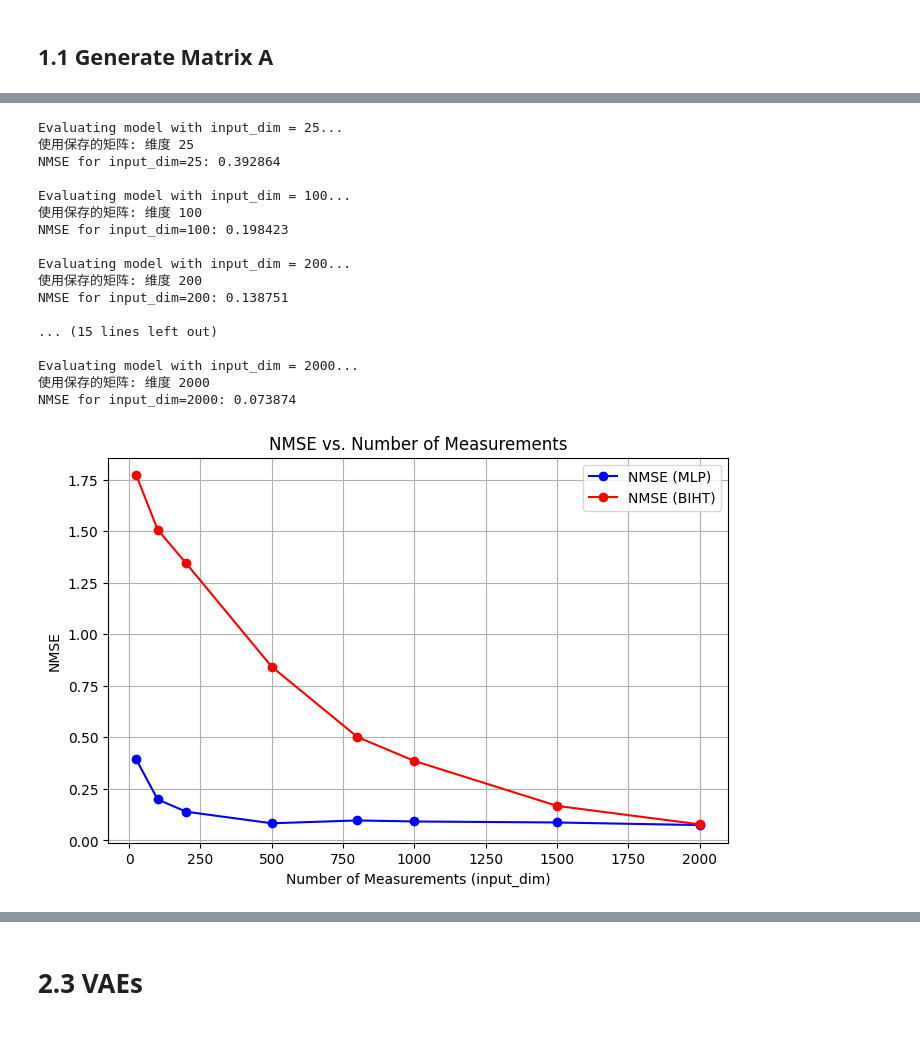
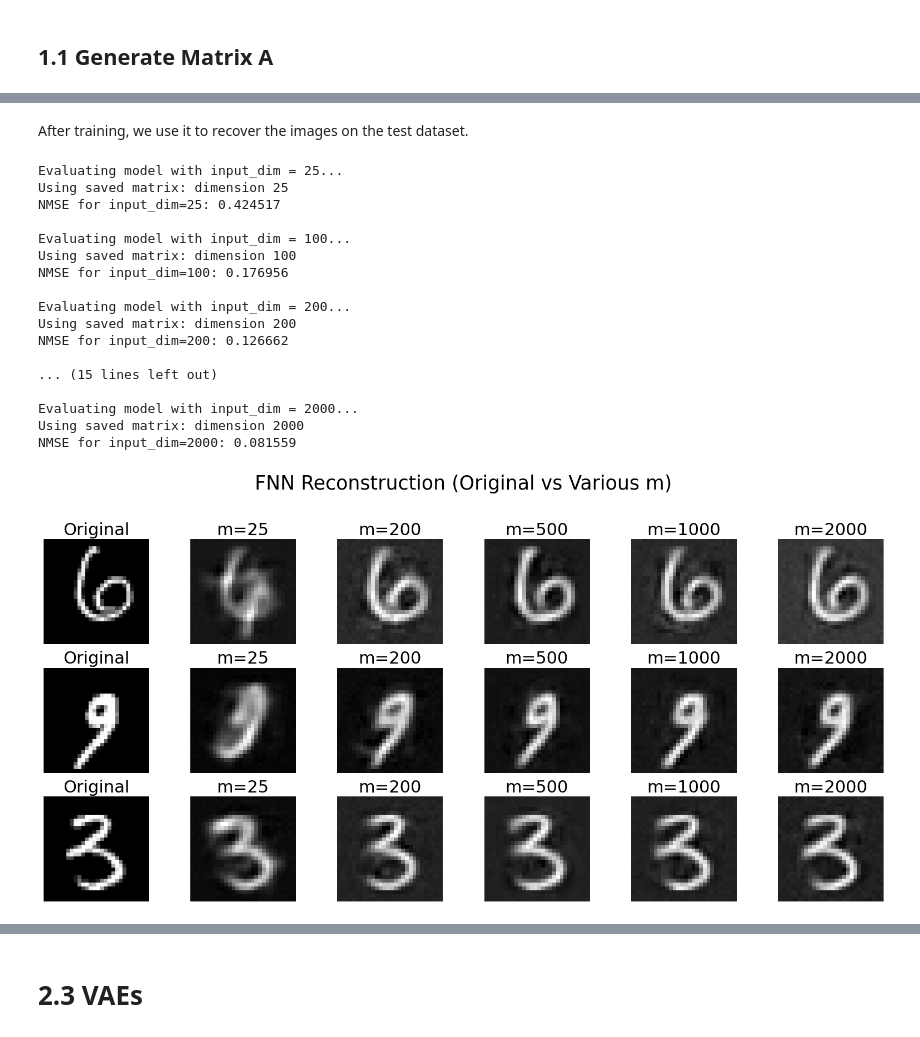
Before and after one commit to ZHY-79/EE4740-Image-Compression-Project, a Jupyter notebook: main.ipynb, the cells around one changed output, grey strips where cells are left out. Drawn from its saved outputs; the diff is of its cells as text; code cells hidden in the pictures.

```diff
--- a/main.ipynb
+++ b/main.ipynb
@@ -6,7 +9,6 @@ import numpy as np
 import matplotlib.pyplot as plt
 import numpy as np
 from ProcessData import *
-import cvxpy as cp
 from Calculation import *
 from BIHT import *
 from Visualization import *
@@ -17,6 +19,14 @@ from torch.utils.data import DataLoader, TensorDataset
 import torchvision.transforms as transforms
 import torchvision.datasets as datasets
 import torch.nn.functional as F
-import ecos
 import random
 import pickle
+
+def set_seed(seed=42):
+    random.seed(seed)
+    np.random.seed(seed)
+    torch.manual_seed(seed)
+    torch.cuda.manual_seed(seed)
+    torch.cuda.manual_seed_all(seed)
+    torch.backends.cudnn.deterministic = True
+    torch.backends.cudnn.benchmark = False
@@ -679,7 +638,10 @@ Model saved at mlp_models/enhanced_onebit_cs_mlp_2000.pth
+# %% [markdown]
+After training, we use it to recover the images on the test dataset.
 # %%
+set_seed(42)
 nmse_values_mlp = []
 
-# 加载保存的A矩阵
+# Load the saved A matrices
 with open('A_dict.pkl', 'rb') as f:
     A_dict = pickle.load(f)
 
@@ -687,61 +649,49 @@ for input_dim in measurements:
     m_str = str(input_dim)
     print(f"Evaluating model with input_dim = {input_dim}...")
 
-    # 使用已保存的矩阵
+    # Use the pre-saved matrix if available
     if m_str in A_dict:
         A = A_dict[m_str]
-        print(f"使用保存的矩阵: 维度 {input_dim}")
+        print(f"Using saved matrix: dimension {input_dim}")
     else:
-        print(f"矩阵维度 {input_dim} 不在已保存的数据中，跳过此维度")
+        print(f"Matrix with dimension {input_dim} not found, skipping...")
         continue
 
-    # 生成测量数据
+    # Generate measurement data
     y_train = generate_measurements(X_train, A)
     y_test = generate_measurements(X_test, A)
 
-    # 创建数据加载器
+    # Create data loaders
     train_loader = create_data_loaders(y_train, X_train, batch_size=100)
     test_loader = create_data_loaders(y_test, X_test, batch_size=100)
 
-    # 初始化模型
+    # Initialize model
     model = EnhancedOnebitCSMLP(input_dim=input_dim, output_dim=784, dropout_rate=0.2)
 
-    # 加载训练好的模型
+    # Load the trained model
     model_path = f"mlp_models/enhanced_onebit_cs_mlp_{input_dim}.pth"
     model.load_state_dict(torch.load(model_path, map_location=device))
     model.to(device)
-    model.eval()  # 进入评估模式
+    model.eval()  # Switch to evaluation mode
 
-    # 获取测试数据的前100个样本
+    # Get the first 100 test samples
     test_iter = iter(test_loader)
     inputs, targets = next(test_iter)
-    inputs, targets = inputs[:100].to(device), targets[:100].to(device)  # 仅取前 100 个样本
+    inputs, targets = inputs[:100].to(device), targets[:100].to(device)
 
-    # 前向传播
+    # Forward pass
     with torch.no_grad():
         outputs = model(inputs)
 
-    # 使用compute_metrics计算MSE和NMSE
+    # Compute MSE and NMSE
     targets_np = targets.cpu().numpy()
     outputs_np = outputs.cpu().numpy()
 
-    # 假设compute_metrics返回(mse, nmse)元组
+    # Assume compute_metrics returns a tuple (mse, nmse)
     mse, nmse = compute_metrics(targets_np, outputs_np)
     nmse_values_mlp.append(nmse)
 
     print(f"NMSE for input_dim={input_dim}: {nmse:.6f}\n")
-
-# 绘制 NMSE 随着 measurements 的变化
-
-plt.figure(figsize=(8, 5))
-plt.plot(measurements, nmse_values_mlp, marker='o', linestyle='-', color='b', label="NMSE (MLP)")
-plt.plot(measurements, mean_nmse_biht, marker='o', linestyle='-', color='r', label="NMSE (BIHT)")
-plt.xlabel("Number of Measurements (input_dim)")
-plt.ylabel("NMSE")
-plt.title("NMSE vs. Number of Measurements")
-plt.grid(True)
-plt.legend()
-plt.show()
 
 
 # -------- Compare -----------
@@ -749,11 +699,11 @@ plt.show()
 measurements_fnn_show = [25, 200, 500, 1000, 2000]
 sample_indices = [100, 1000, 5000]
 
-# 加载 A 矩阵
+# Load A matrices
 with open('A_dict.pkl', 'rb') as f:
     A_dict = pickle.load(f)
 
-# 存储重建结果
+# Store reconstruction results
 all_outputs = []
 all_targets = []
 
@@ -782,40 +732,41 @@ for sample_idx in sample_indices:
             target_image = x.reshape(28, 28)
 
     all_outputs.append(recon_images)
     all_targets.append(target_image)
 
+# Visualization
 fig, axes = plt.subplots(len(sample_indices), len(measurements_fnn_show) + 1, figsize=(16, 8))
 
 for row in range(len(sample_indices)):
-    # 原图
+    # Original image
     axes[row, 0].imshow(all_targets[row], cmap='gray')
     axes[row, 0].set_title("Original", fontsize=22)
     axes[row, 0].axis('off')
 
     for col in range(len(measurements_fnn_show)):
         axes[row, col + 1].imshow(all_outputs[row][col], cmap='gray')
         axes[row, col + 1].set_title(f"m={measurements_fnn_show[col]}", fontsize=22)
         axes[row, col + 1].axis('off')
 
 plt.suptitle("FNN Reconstruction (Original vs Various m)", fontsize=25)
 plt.tight_layout(rect=[0, 0, 1, 0.95])
 plt.show()
 # %% [output]
 Evaluating model with input_dim = 25...
-使用保存的矩阵: 维度 25
-NMSE for input_dim=25: 0.392864
+Using saved matrix: dimension 25
+NMSE for input_dim=25: 0.424517
 
 Evaluating model with input_dim = 100...
-使用保存的矩阵: 维度 100
-NMSE for input_dim=100: 0.198423
+Using saved matrix: dimension 100
+NMSE for input_dim=100: 0.176956
 
 Evaluating model with input_dim = 200...
-使用保存的矩阵: 维度 200
-NMSE for input_dim=200: 0.138751
+Using saved matrix: dimension 200
+NMSE for input_dim=200: 0.126662
 
 ... (15 lines left out)
 
 Evaluating model with input_dim = 2000...
-使用保存的矩阵: 维度 2000
-NMSE for input_dim=2000: 0.073874
+Using saved matrix: dimension 2000
+NMSE for input_dim=2000: 0.081559
-[figure, old version]
+[figure, new version]
```
Also changed, not shown: parts of 34 cells of this notebook, 7 other files.
